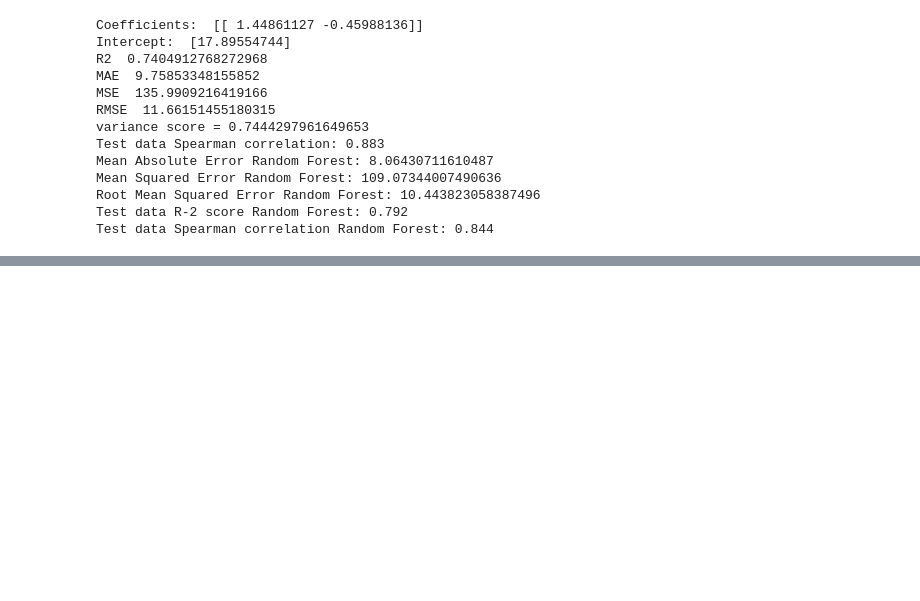
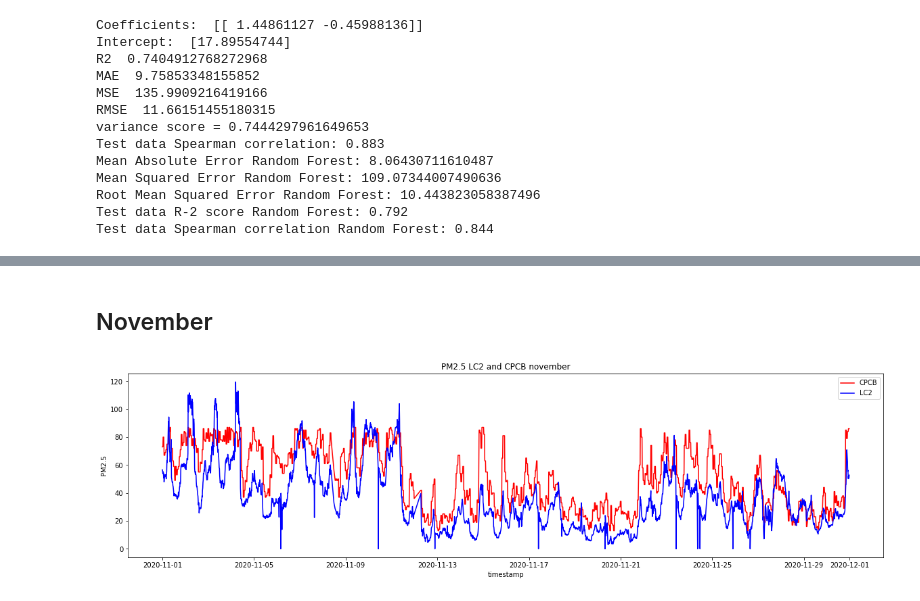
Before and after one commit to spanddhana-sara/Air-Pollution, a Jupyter notebook: Codes/Untitled.ipynb, the cells around one changed output, grey strips where cells are left out. Drawn from its saved outputs; the diff is of its cells as text; code cells hidden in the pictures; blank space fills up the shorter version.

```diff
--- a/Codes/Untitled.ipynb
+++ b/Codes/Untitled.ipynb
@@ -519,0 +596,16 @@ Test data Spearman correlation Random Forest: 0.844
+# %% [markdown]
+## November
+# %%
+x = nov2['created_at']
+y3 = nov2['PM2.5']
+y4 = nov2['PM2.5_2']
+fig= plt.figure(figsize=(20,5))
+plt.plot(x, y3, 'r')
+plt.plot(x, y4, 'b')
+plt.xlabel('timestamp')
+plt.ylabel('PM2.5')
+plt.legend(["CPCB", 'LC2'])
+plt.title('PM2.5 LC2 and CPCB november')
+plt.show()
+# %% [output]
+[figure, added]
```
Also changed, not shown: parts of 40 cells of this notebook.
